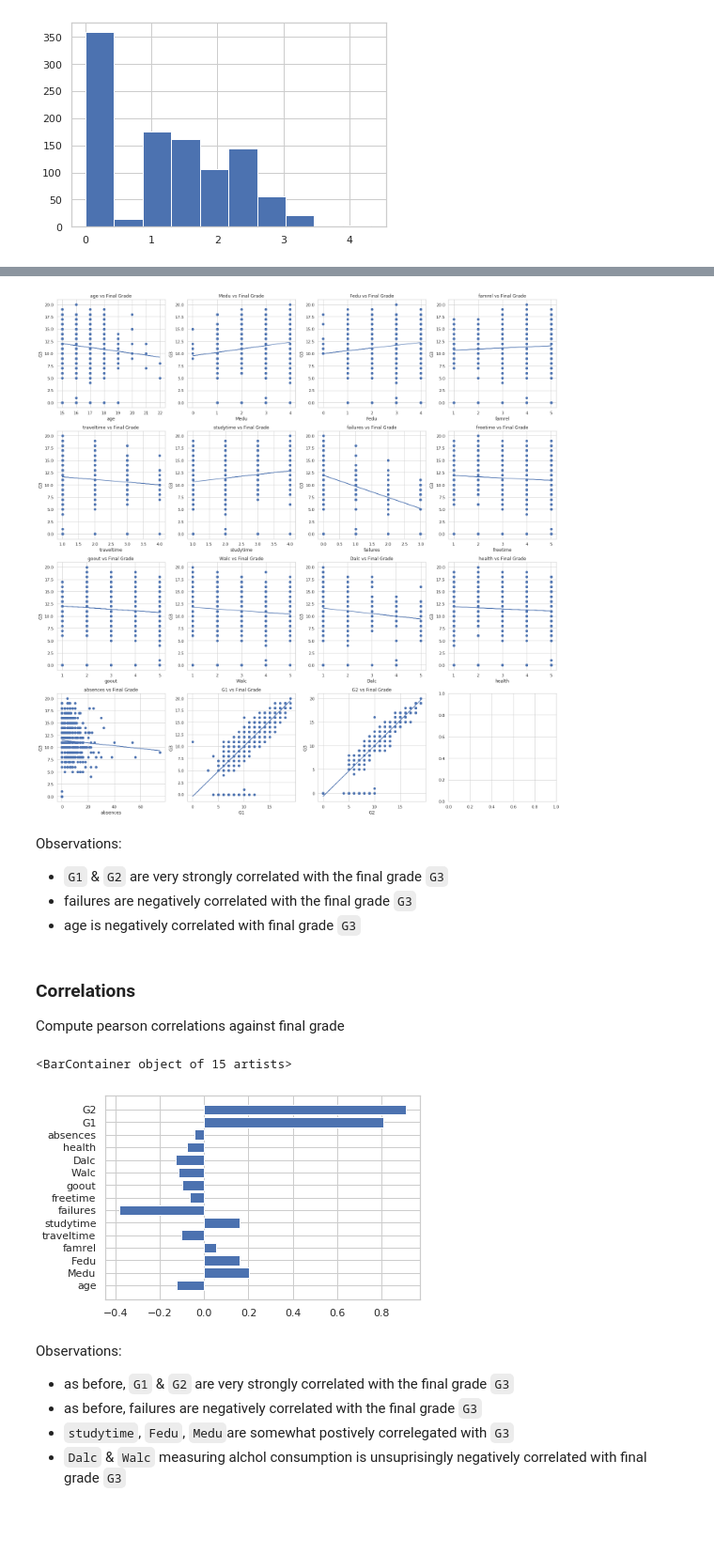
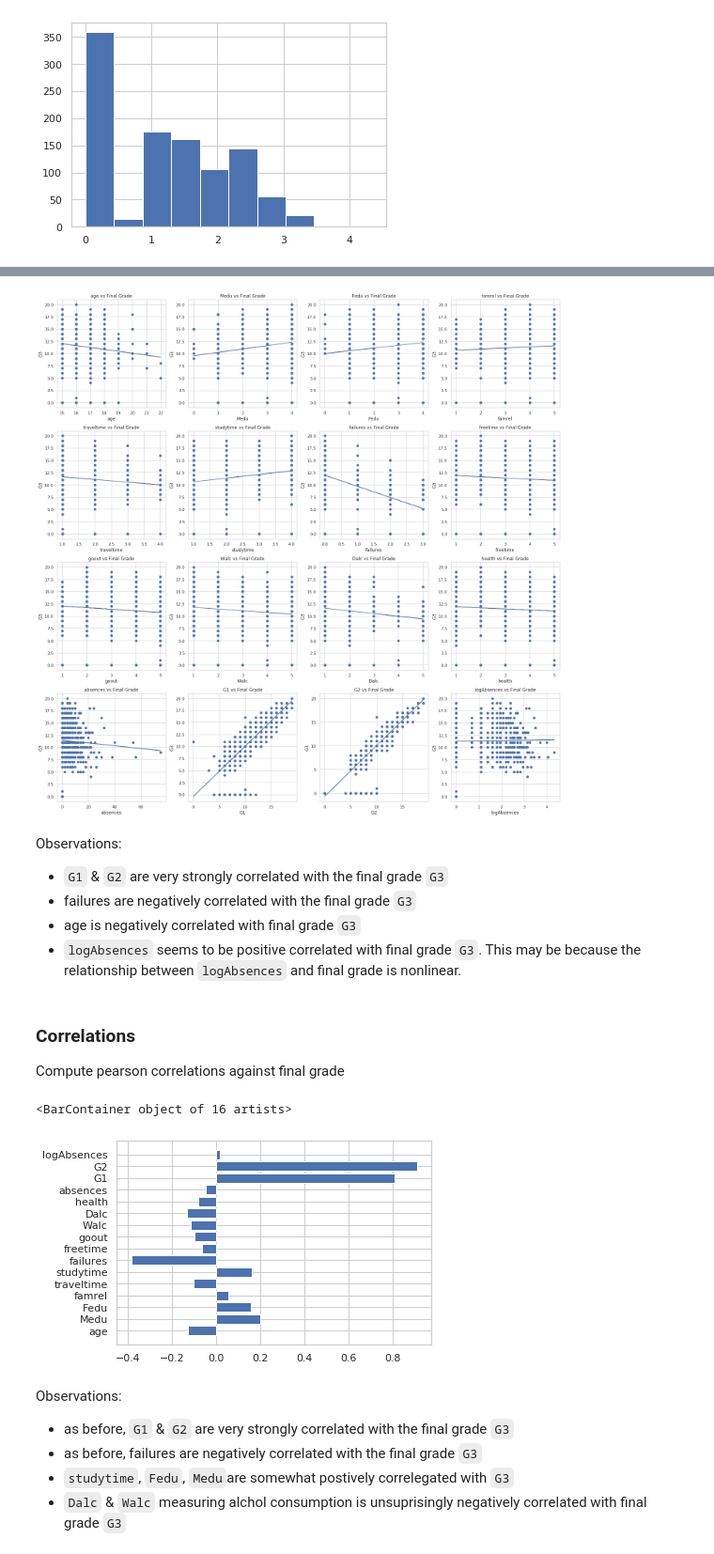
Before and after one commit to mrzzy/np-pa-assign, a Jupyter notebook: eda.ipynb, the cells around one changed output, grey strips where cells are left out. Shown at 94% size. Saved outputs shown, nothing was run; the diff lists cells and outputs as text; code cells hidden in the pictures; blank space fills up the shorter version.

```diff
--- a/eda.ipynb
+++ b/eda.ipynb
@@ -69,7 +73,7 @@ Use `pandas` to load the dataset
 # %%
 # ensure dtypes are correct on read so that we would not have
 # to correct the dtypes later
-col_dtypes = { col: "category" for col in cat_features + bin_features}
+col_dtypes = { col: "category" for col in dataset.cat_features + dataset.bin_features}
 
 # read dataset csv
 math_df = pd.read_csv(os.path.join("data", "Math.csv"), dtype=col_dtypes)
@@ -146,7 +150,8 @@ array([[<matplotlib.axes._subplots.AxesSubplot object at 0x...>,
 Observations:
 - `absences` is power law distributed & skewed. A `log()` transform could be applied to correct the skew.
 # %%
-np.log1p(df["absences"]).hist()
+df["logAbsences"] = np.log1p(df["absences"])
+df["logAbsences"].hist()
 # %% [output]
 <matplotlib.axes._subplots.AxesSubplot at 0x...>
 [figure]
@@ -156,36 +162,38 @@ Scatterplot features against the target variable to find relationships
 # %%
 fig, axs = plt.subplots(4, 4, figsize=(20, 20))
-for feature, ax in zip(num_features, axs.ravel()):
+for feature, ax in zip(dataprep.num_features, axs.ravel()):
     # set plot labels
     ax.set_title(f"{feature} vs Final Grade")
     ax.set_xlabel(feature)
-    ax.set_ylabel(target_var)
+    ax.set_ylabel(dataset.target_var)
 
     # scatterplot data
-    ax.scatter(df[feature], df[target_var])
+    print()
+    ax.scatter(df[feature], df[dataset.target_var])
 
     # plot a linear regression line to visualise linear trends
-    b, m = polyfit(df[feature], df[target_var], 1)
+    b, m = polyfit(df[feature], df[dataset.target_var], 1)
     line = m * df[feature] + b
     ax.plot(df[feature], line)
 
 fig.tight_layout()
 # %% [output]
-[figure, old version]
+[figure, new version]
 # %% [markdown]
 Observations:
 - `G1` & `G2` are very strongly correlated with the final grade `G3`
 - failures are negatively correlated with the final grade `G3`
 - age is negatively correlated with final grade `G3`
+- `logAbsences` seems to be positive correlated with final grade `G3`. This may be because the relationship between `logAbsences` and final grade is nonlinear.
 # %% [markdown]
 ### Correlations
 Compute pearson correlations against final grade
 # %%
-correlations = df[num_features].corrwith(df["G3"])
-plt.barh(num_features, correlations)
+correlations = df[dataprep.num_features].corrwith(df["G3"])
+plt.barh(dataprep.num_features, correlations)
 # %% [output]
-<BarContainer object of 15 artists>
+<BarContainer object of 16 artists>
-[figure, old version]
+[figure, new version]
 # %% [markdown]
 Observations:
 - as before, `G1` & `G2` are very strongly correlated with the final grade `G3`
```
Also changed, not shown: parts of 19 cells of this notebook, 3 other files.
